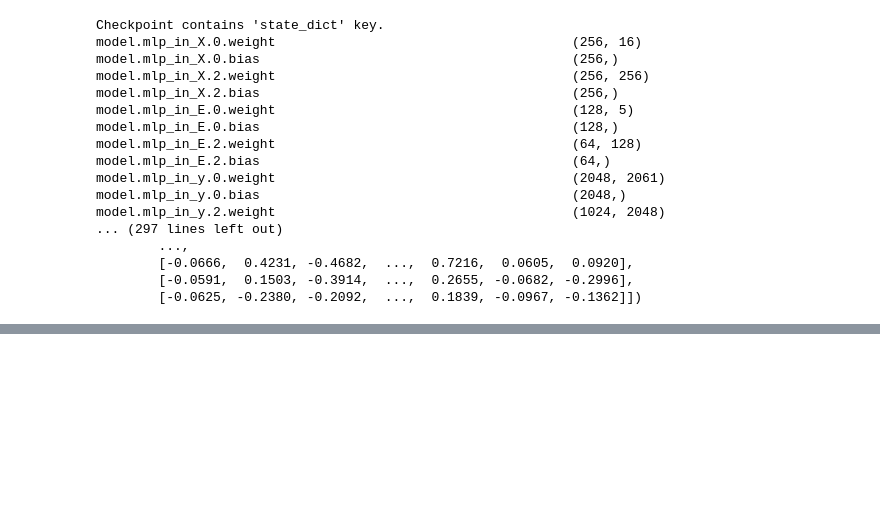
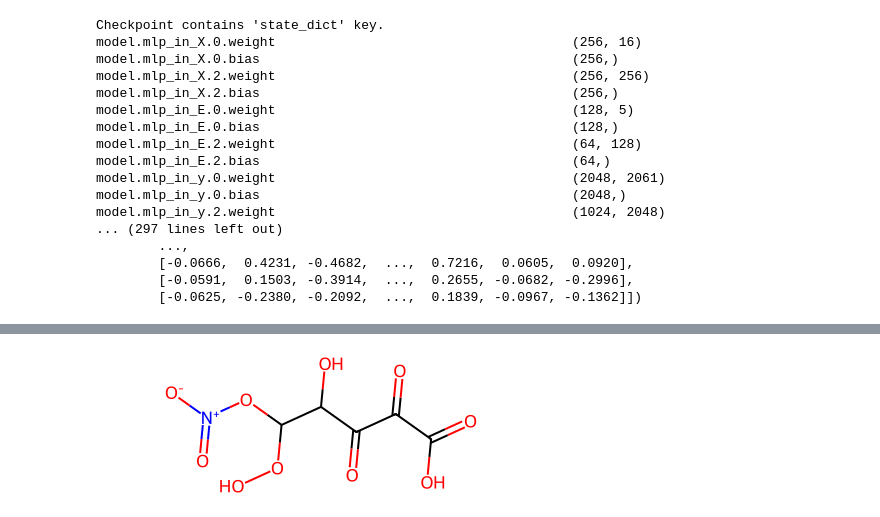
Before and after one commit to kuulia/DiffEIMS, a Jupyter notebook: notebooks/inspect_checkpoint.ipynb, the cells around one changed output, grey strips where cells are left out. Drawn from its saved outputs; the diff is of its cells as text; code cells hidden in the pictures; blank space fills up the shorter version.

```diff
--- a/notebooks/inspect_checkpoint.ipynb
+++ b/notebooks/inspect_checkpoint.ipynb
@@ -97,0 +164,4 @@ model.mlp_in_y.2.weight                                      (1024, 2048)
+# %%
+true[301]
+# %% [output]
+[figure, added]
```
Also changed, not shown: parts of 6 cells of this notebook, 2 other files.
